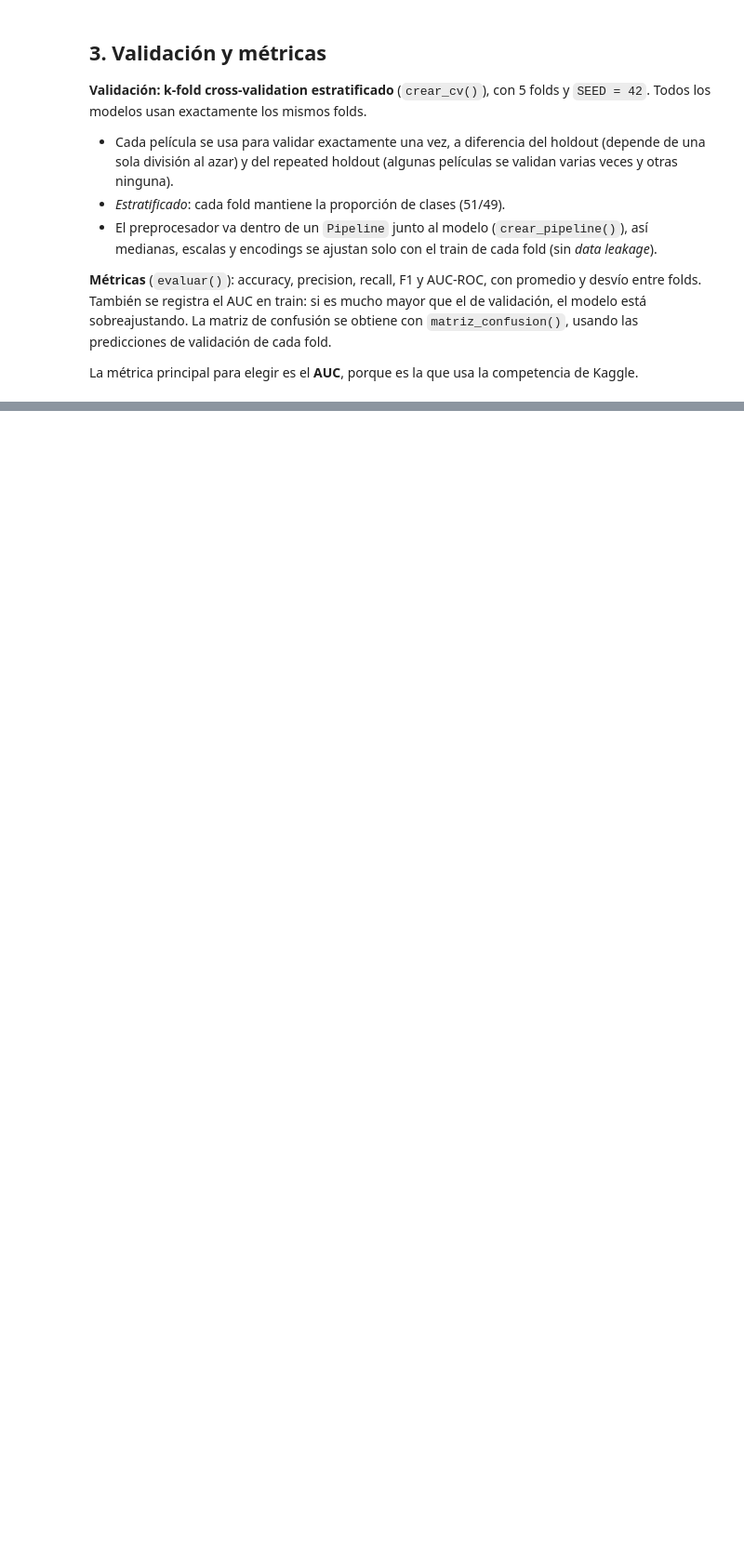
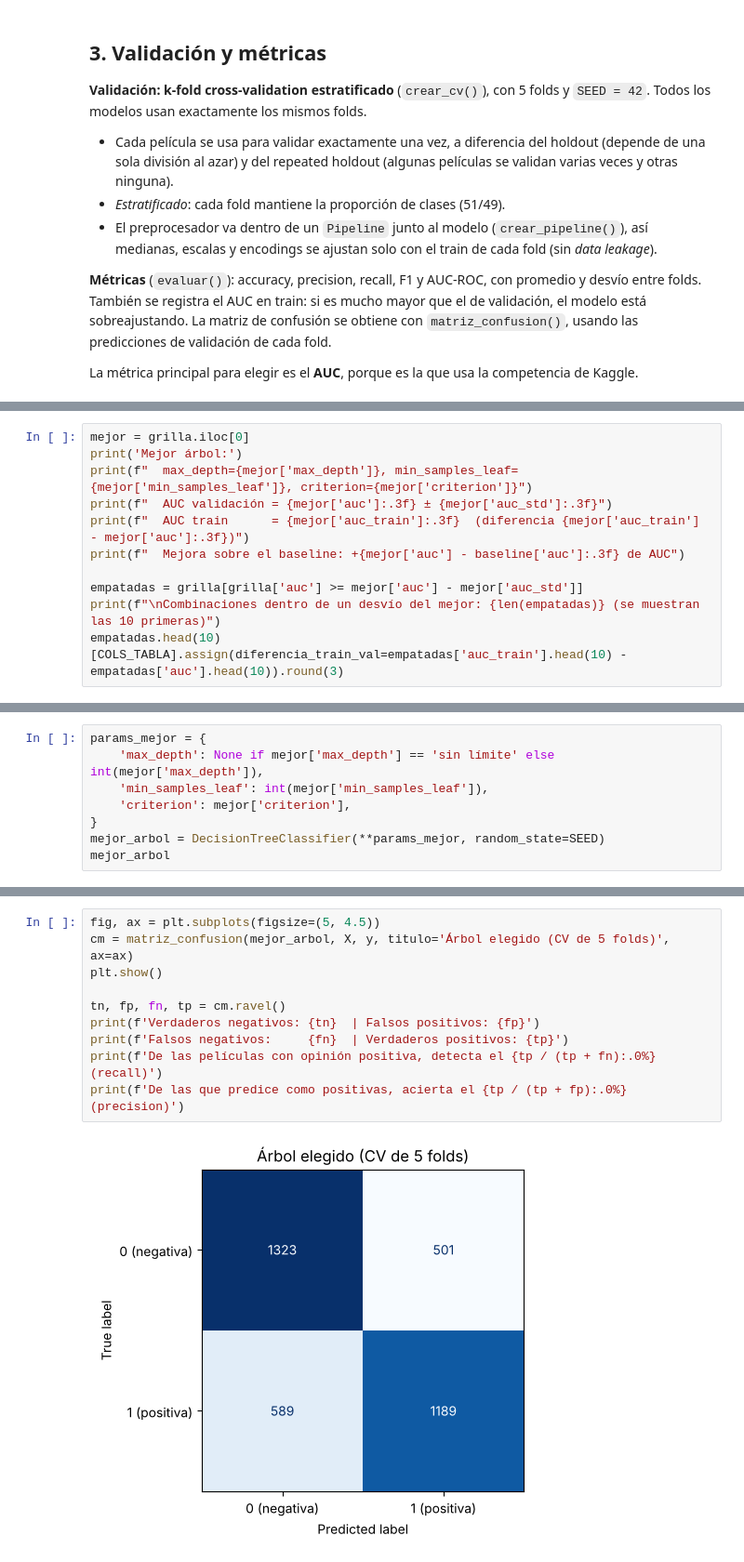
Before and after one commit to juanmareolon/OBL_ML, a Jupyter notebook: Arbol_Clasificacion.ipynb, the cells around one changed output, grey strips where cells are left out. Shown at 93% size. Saved outputs shown, nothing was run; the diff lists cells and outputs as text; blank space fills up the shorter version.

Commit message:
Add kaggle sub & tree results

```diff
--- a/Arbol_Clasificacion.ipynb
+++ b/Arbol_Clasificacion.ipynb
@@ -77,0 +203,11 @@ La métrica principal para elegir es el **AUC**, porque es la que usa la compete
+# %%
+mejor = grilla.iloc[0]
+print('Mejor árbol:')
+print(f"  max_depth={mejor['max_depth']}, min_samples_leaf={mejor['min_samples_leaf']}, criterion={mejor['criterion']}")
+print(f"  AUC validación = {mejor['auc']:.3f} ± {mejor['auc_std']:.3f}")
+print(f"  AUC train      = {mejor['auc_train']:.3f}  (diferencia {mejor['auc_train'] - mejor['auc']:.3f})")
+print(f"  Mejora sobre el baseline: +{mejor['auc'] - baseline['auc']:.3f} de AUC")
+
+empatadas = grilla[grilla['auc'] >= mejor['auc'] - mejor['auc_std']]
+print(f"\nCombinaciones dentro de un desvío del mejor: {len(empatadas)} (se muestran las 10 primeras)")
+empatadas.head(10)[COLS_TABLA].assign(diferencia_train_val=empatadas['auc_train'].head(10) - empatadas['auc'].head(10)).round(3)
@@ -77,0 +239,8 @@ La métrica principal para elegir es el **AUC**, porque es la que usa la compete
+# %%
+params_mejor = {
+    'max_depth': None if mejor['max_depth'] == 'sin límite' else int(mejor['max_depth']),
+    'min_samples_leaf': int(mejor['min_samples_leaf']),
+    'criterion': mejor['criterion'],
+}
+mejor_arbol = DecisionTreeClassifier(**params_mejor, random_state=SEED)
+mejor_arbol
@@ -77,0 +253,12 @@ La métrica principal para elegir es el **AUC**, porque es la que usa la compete
+# %%
+fig, ax = plt.subplots(figsize=(5, 4.5))
+cm = matriz_confusion(mejor_arbol, X, y, titulo='Árbol elegido (CV de 5 folds)', ax=ax)
+plt.show()
+
+tn, fp, fn, tp = cm.ravel()
+print(f'Verdaderos negativos: {tn}  | Falsos positivos: {fp}')
+print(f'Falsos negativos:     {fn}  | Verdaderos positivos: {tp}')
+print(f'De las películas con opinión positiva, detecta el {tp / (tp + fn):.0%} (recall)')
+print(f'De las que predice como positivas, acierta el {tp / (tp + fp):.0%} (precision)')
+# %% [output]
+[figure, added]
```
Also changed, not shown: parts of 29 cells of this notebook, 4 other files.
